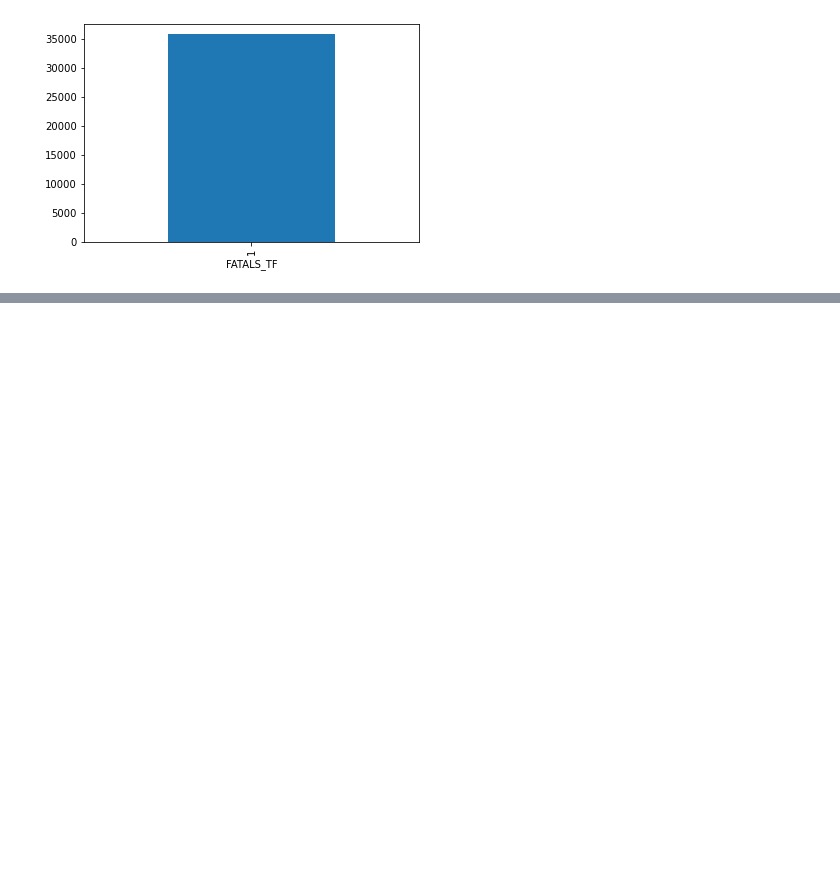
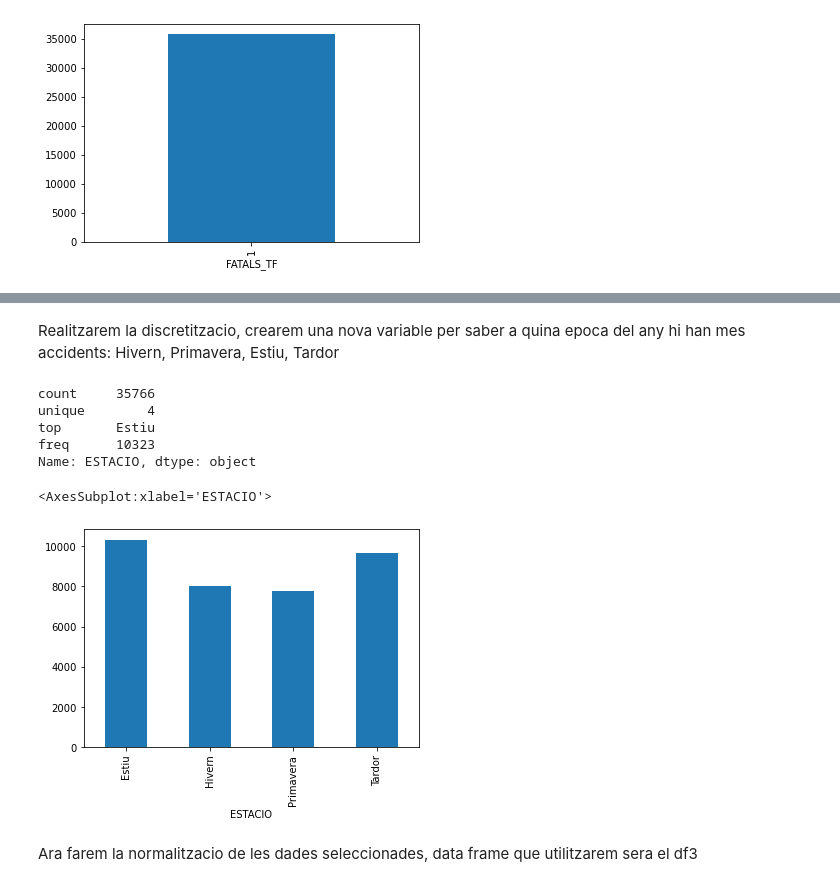
Before and after one commit to jordi2326/md-uoc-pac1, a Jupyter notebook: PAC-1.ipynb, the cells around one changed output, grey strips where cells are left out. Saved outputs shown, nothing was run; the diff lists cells and outputs as text; code cells hidden in the pictures; blank space fills up the shorter version.

```diff
--- a/PAC-1.ipynb
+++ b/PAC-1.ipynb
@@ -482,0 +549,40 @@ df1.corr()
+# %% [markdown]
+Realitzarem la discretitzacio, crearem una nova variable per saber a quina epoca del any hi han mes accidents: Hivern, Primavera, Estiu, Tardor
+# %%
+#Es pot observar que quan es estiu es quan hi han mes accidents de transit i aleshores mes mortalitat
+import datetime
+
+
+for i in range(len(df)):
+   dia =  int(df.iloc[i]['DAY'])
+   mes = int(df.iloc[i]['MONTH'] )
+
+   date = datetime.datetime.strptime('2020'+'-'+ str(mes)+'-'+ str(dia),'%Y-%m-%d')
+
+
+   if (  date >= datetime.datetime.strptime('2020-03-26', "%Y-%m-%d")) and  (  date <= datetime.datetime.strptime('2020-06-21', "%Y-%m-%d")) :
+         df.loc[i, 'ESTACIO']= "Primavera"
+   elif (  date >= datetime.datetime.strptime('2020-09-23', "%Y-%m-%d")) and  (  date <= datetime.datetime.strptime('2020-12-21', "%Y-%m-%d")) :
+             df.loc[i, 'ESTACIO']= "Tardor"
+   elif (  date > datetime.datetime.strptime('2020-06-21', "%Y-%m-%d")) and  (  date < datetime.datetime.strptime('2020-09-21', "%Y-%m-%d")) :
+         df.loc[i, 'ESTACIO']= "Estiu"
+   elif (  date > datetime.datetime.strptime('2020-12-21', "%Y-%m-%d")) and  (  date < datetime.datetime.strptime('2020-03-26', "%Y-%m-%d")) :
+         df.loc[i, 'ESTACIO']= "Hivern"
+
+
+
+
+print(df['ESTACIO'].describe())
+
+freq = df.groupby(['ESTACIO']).size()
+freq.plot.bar()
+# %% [output]
+count     35766
+unique        4
+top       Estiu
+freq      10323
+Name: ESTACIO, dtype: object
+<AxesSubplot:xlabel='ESTACIO'>
+[figure, added]
+# %% [markdown]
+Ara farem la normalitzacio de les dades seleccionades, data frame que utilitzarem sera el df3
```
Also changed, not shown: parts of 20 cells of this notebook.
